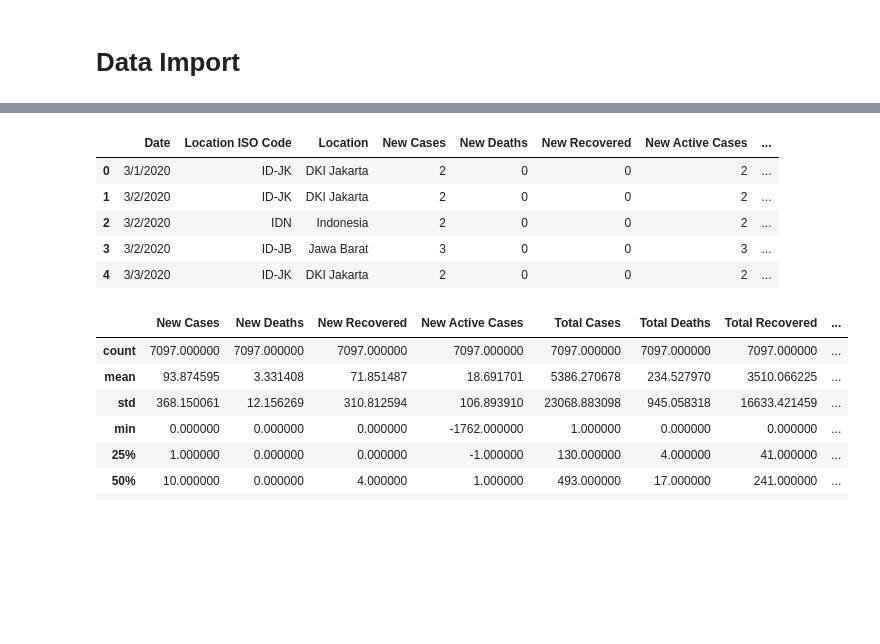
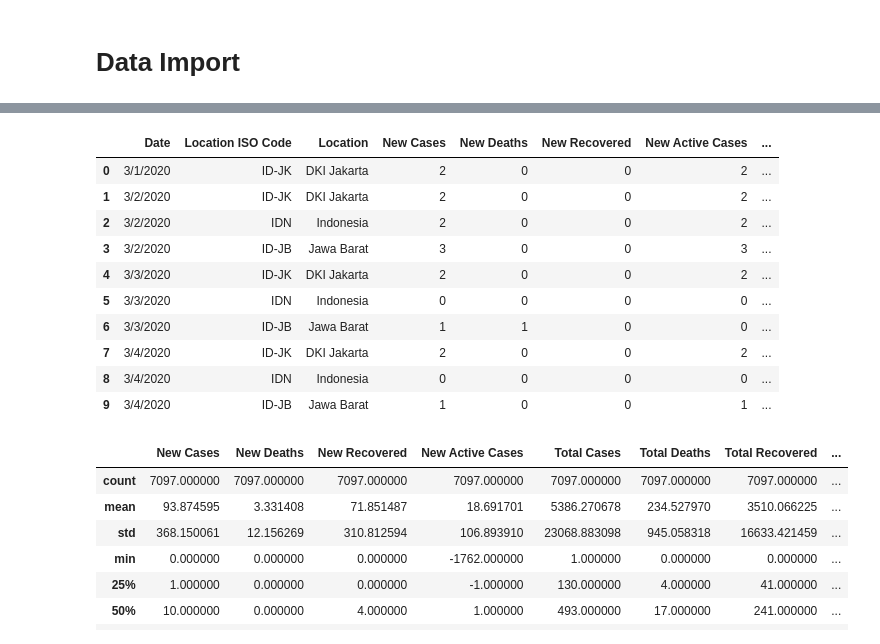
Before and after one commit to Andhi1710/python, a Jupyter notebook: (Andhi_Hamzah)_Covid_19_Indonesia_Dataset.ipynb, the cells around one changed output, grey strips where cells are left out. Saved outputs shown, nothing was run; the diff lists cells and outputs as text; code cells hidden in the pictures; blank space fills up the shorter version.

```diff
--- a/(Andhi_Hamzah)_Covid_19_Indonesia_Dataset.ipynb
+++ b/(Andhi_Hamzah)_Covid_19_Indonesia_Dataset.ipynb
@@ -62,14 +62,19 @@ import plotly.graph_objects as go
 # %%
 path = ("/content/files/covid_19_indonesia_time_series_all.csv")
 data = pd.read_csv(path)
-data.head()
+data.head(10)
 # %% [output]
 |  | Date | Location ISO Code | Location | New Cases | New Deaths | New Recovered | New Active Cases | ... |
 | 0 | 3/1/2020 | ID-JK | DKI Jakarta | 2 | 0 | 0 | 2 | ... |
 | 1 | 3/2/2020 | ID-JK | DKI Jakarta | 2 | 0 | 0 | 2 | ... |
 | 2 | 3/2/2020 | IDN | Indonesia | 2 | 0 | 0 | 2 | ... |
 | 3 | 3/2/2020 | ID-JB | Jawa Barat | 3 | 0 | 0 | 3 | ... |
 | 4 | 3/3/2020 | ID-JK | DKI Jakarta | 2 | 0 | 0 | 2 | ... |
+| 5 | 3/3/2020 | IDN | Indonesia | 0 | 0 | 0 | 0 | ... |
+| 6 | 3/3/2020 | ID-JB | Jawa Barat | 1 | 1 | 0 | 0 | ... |
+| 7 | 3/4/2020 | ID-JK | DKI Jakarta | 2 | 0 | 0 | 2 | ... |
+| 8 | 3/4/2020 | IDN | Indonesia | 0 | 0 | 0 | 0 | ... |
+| 9 | 3/4/2020 | ID-JB | Jawa Barat | 1 | 0 | 0 | 1 | ... |
 # %%
 data['Date'] = pd.to_datetime(data['Date'])
 # %%
```
Also changed, not shown: parts of 11 cells of this notebook.
